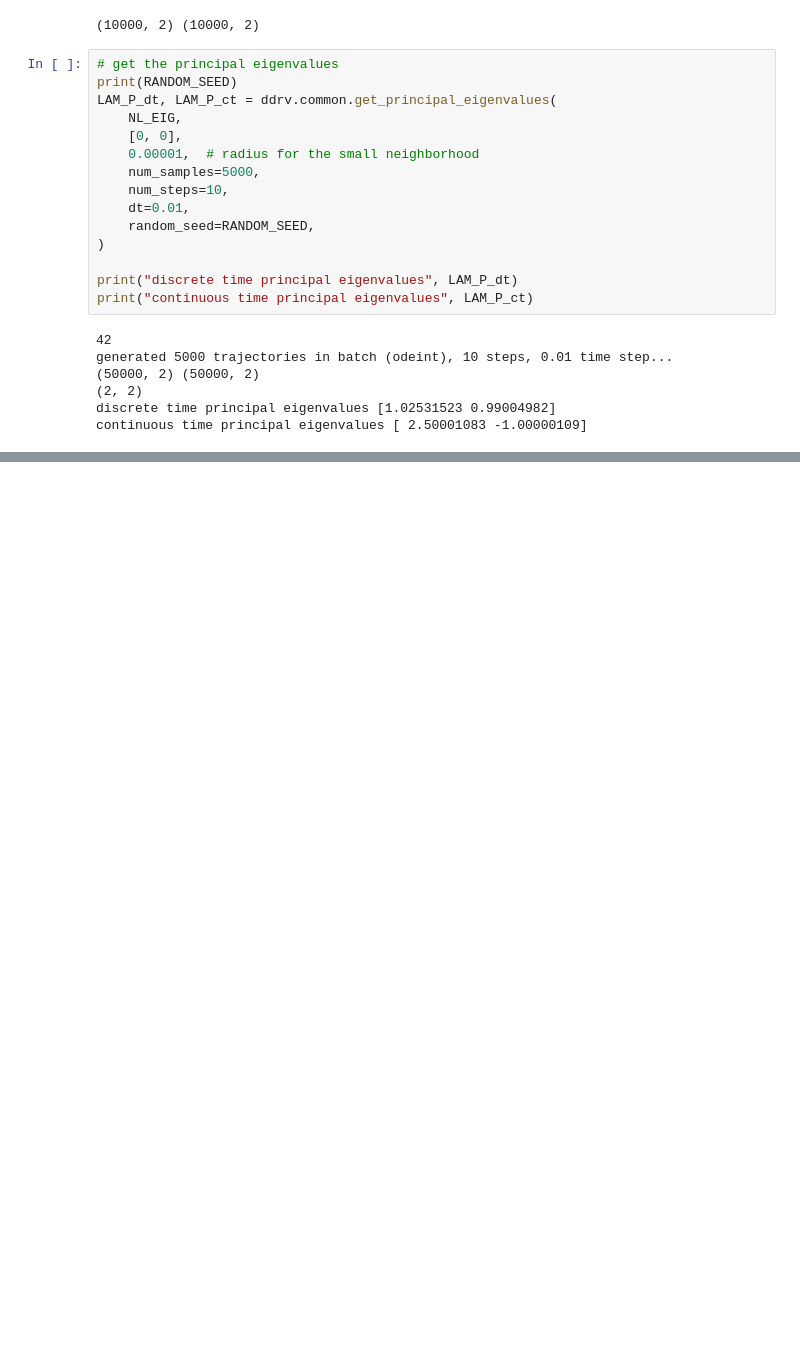
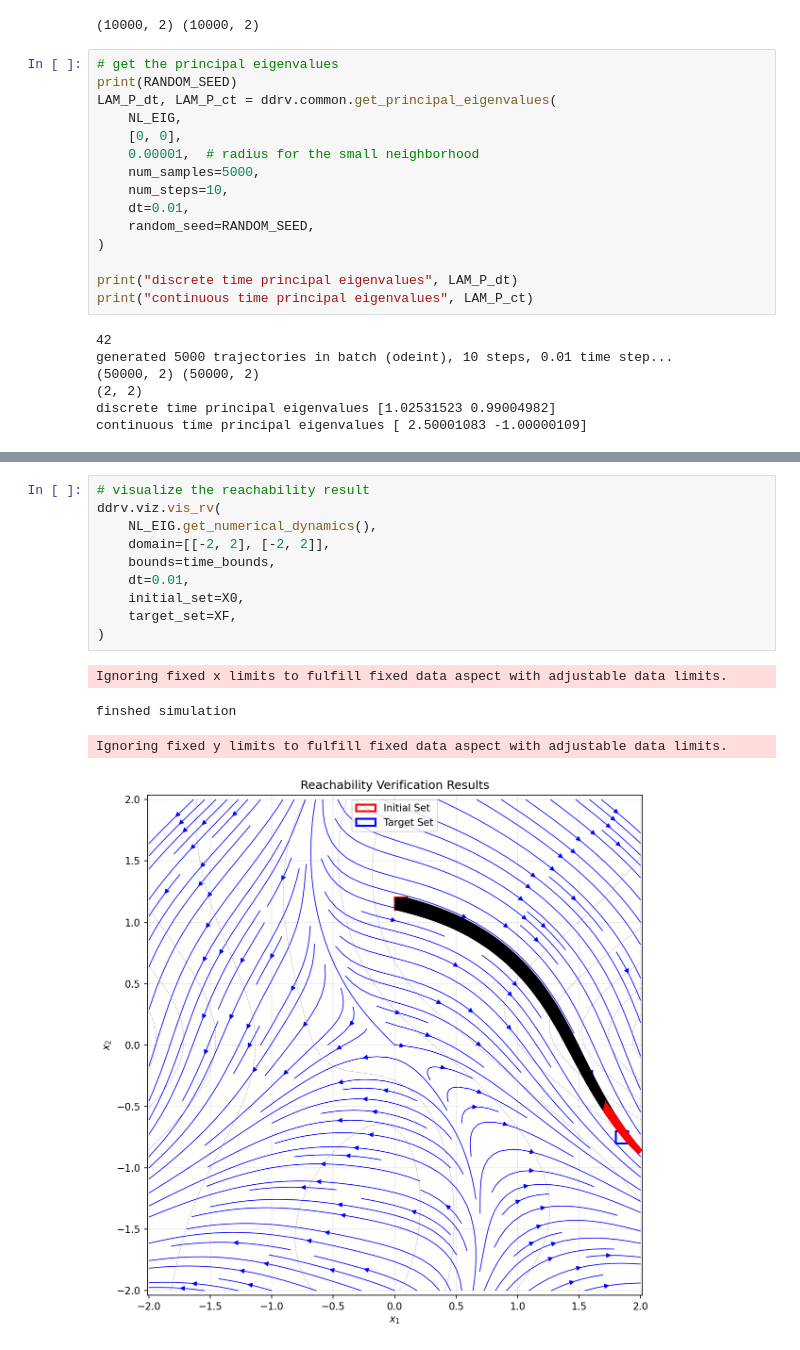
Before and after one commit to JianqiangDing/Residual-Dynamic-Mode-Decomposition, a Jupyter notebook: examples/NL_EIG_REA_BOX_PE.ipynb, the cells around one changed output, grey strips where cells are left out. Saved outputs shown, nothing was run; the diff lists cells and outputs as text; blank space fills up the shorter version.

```diff
--- a/examples/NL_EIG_REA_BOX_PE.ipynb
+++ b/examples/NL_EIG_REA_BOX_PE.ipynb
@@ -166,0 +192,15 @@ PX.shape, V.shape (15000, 55) (55, 55)
+# %%
+# visualize the reachability result
+ddrv.viz.vis_rv(
+    NL_EIG.get_numerical_dynamics(),
+    domain=[[-2, 2], [-2, 2]],
+    bounds=time_bounds,
+    dt=0.01,
+    initial_set=X0,
+    target_set=XF,
+)
+# %% [output]
+Ignoring fixed x limits to fulfill fixed data aspect with adjustable data limits.
+finshed simulation
+Ignoring fixed y limits to fulfill fixed data aspect with adjustable data limits.
+[figure, added]
```
Also changed, not shown: parts of 7 cells of this notebook, 1 other file.
